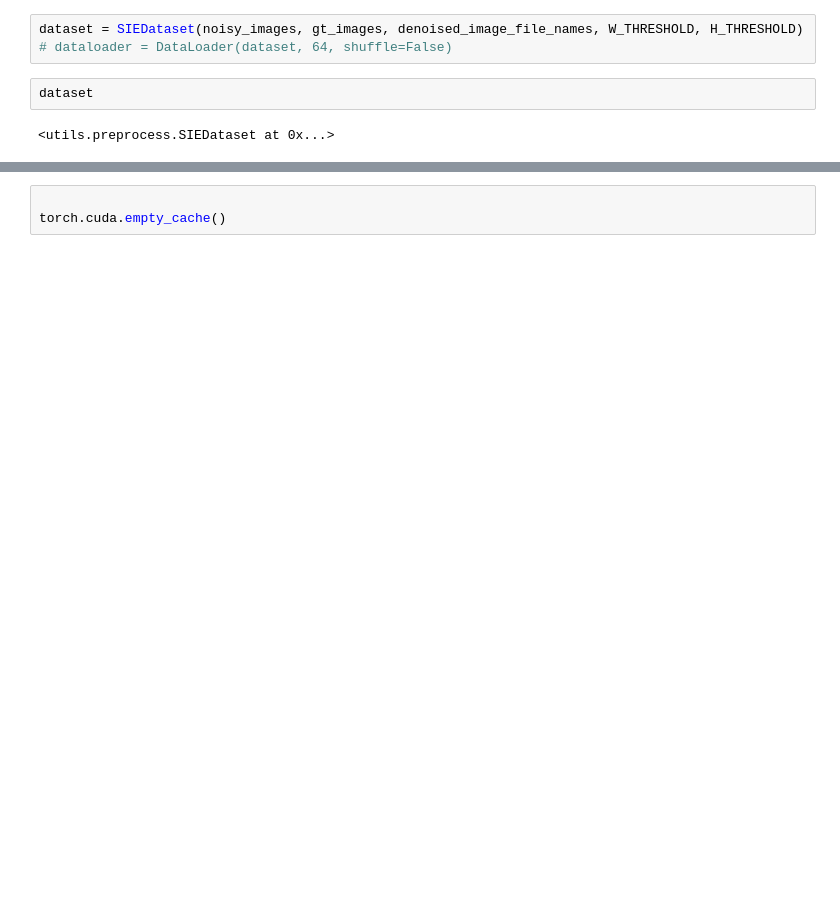
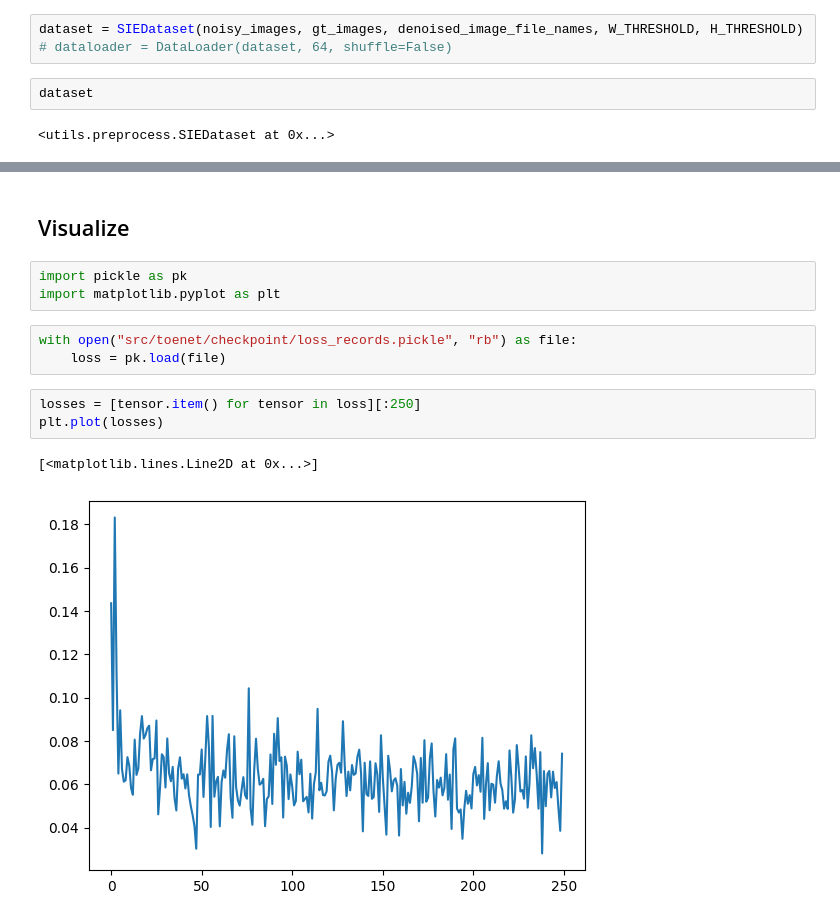
Before and after one commit to superleesa/final_year_project, a Jupyter notebook: test_sft.ipynb, the cells around one changed output, grey strips where cells are left out. Saved outputs shown, nothing was run; the diff lists cells and outputs as text; blank space fills up the shorter version.

```diff
--- a/test_sft.ipynb
+++ b/test_sft.ipynb
@@ -95,3 +120,14 @@ tensor(0.0593, device='cuda:0', grad_fn=<AddBackward0>)
-# %%
-
-torch.cuda.empty_cache()
+# %% [markdown]
+## Visualize
+# %%
+import pickle as pk
+import matplotlib.pyplot as plt
+# %%
+with open("src/toenet/checkpoint/loss_records.pickle", "rb") as file:
+    loss = pk.load(file)
+# %%
+losses = [tensor.item() for tensor in loss][:250]
+plt.plot(losses)
+# %% [output]
+[<matplotlib.lines.Line2D at 0x...>]
+[figure, added]
```
Also changed, not shown: parts of 5 cells of this notebook.
